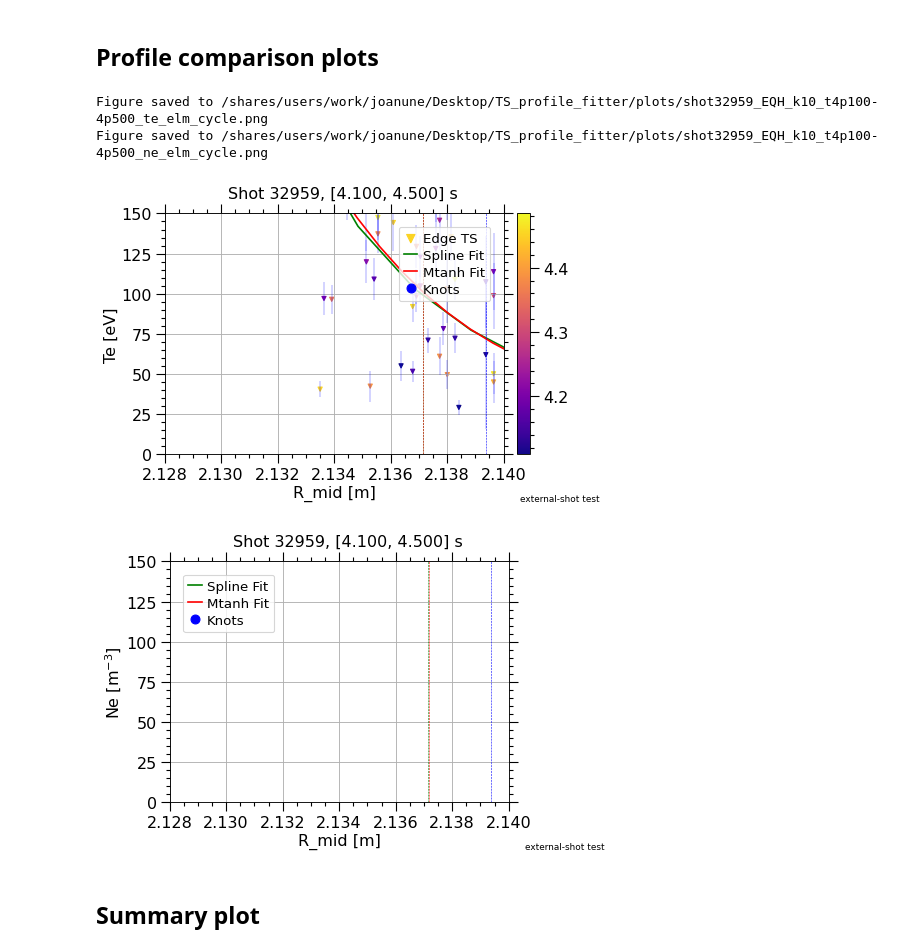
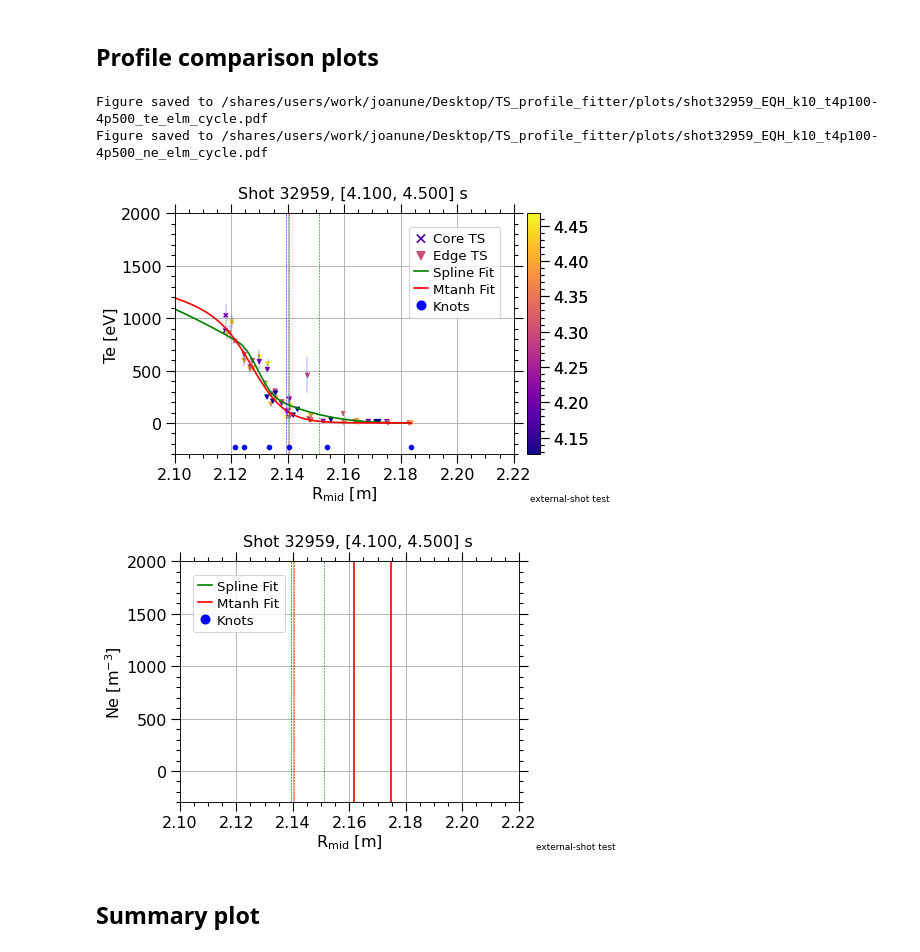
Before and after one commit to Joao-Pedro-Marques-Nunes/TS-profile-fitter, a Jupyter notebook: notebooks/davide_shot_workflow.ipynb, the cells around one changed output. Saved outputs shown, nothing was run; the diff lists cells and outputs as text; code cells hidden in the pictures.

```diff
--- a/notebooks/davide_shot_workflow.ipynb
+++ b/notebooks/davide_shot_workflow.ipynb
@@ -42,8 +45,8 @@ diagnostic = 'VTA'
 mapping_method = 'ipfnpytools'
 r_edge_offset = 0.008
 use_elm_filter = True
-elm_cycle_start_fraction = 0
-elm_cycle_end_fraction = 1
+elm_cycle_start_fraction = 0.75
+elm_cycle_end_fraction = 0.95
 output_directory = project_root / 'plots'
 save_figures = True
 show_figures = True
@@ -89,8 +92,8 @@ outlier_config = {
     },
 }
 mtanh_config = {'Te': {'deg_tail':1 , 'deg_top': 3,
-                        'fix_a_tail': None, 'fix_w' : None, 'fix_x0': None, 'y_scale': 1e3},
-                 'Ne': {'deg_tail': 2, 'deg_top': 3, 'y_scale': 1e19}}
+                        'fix_a_tail': 0, 'fix_w' : None, 'fix_x0': None, 'y_scale': 1e3},
+                 'Ne': {'deg_tail': 1, 'deg_top': 3, 'y_scale': 1e19}}
 
 cold_dense_config = {
     'enabled': False,
@@ -127,7 +130,7 @@ combined_error_sweep = {
     'fixed_50eV_rel_10pct': {'fixed_error': 50.0, 'relative_error': 0.10},
 }
 spline_config = {
-    'method': 'ipfn_spline',
+    'method': 'ondrej',
     'knot_strategy': 'balanced_quantile',
     'knot_count_shift': 0,
     'dR_fine': 0.002,
@@ -136,7 +139,7 @@ spline_config = {
     'ne_scale': 1.0e+19,
     'Te_scale': 1.0e+3,
     'max_step_scale': 3,
-    'use_errors': True,
+    'use_errors': False,
     's_factor': 1.0,
     'mono': 'decreasing',
     'maxiter': 400,
@@ -144,7 +147,7 @@ spline_config = {
 # %%
 # Alternative preprocessing configuration from configs/pipeline_config.yaml.
 # Set use_good_yaml_config=False to use the original configuration above.
-use_good_yaml_config = True
+use_good_yaml_config = False
 
 from ts_profile_fitter.preprocess import (
     apply_cold_dense_edge_filters,
@@ -546,31 +534,31 @@ B_pol_analytic: 0.2859018873268129, B_pol_out: 0.4345673339060264, B_tor_out: -1
 # %% [markdown]
 ## Profile comparison plots
 # %%
-from matplotlib.pyplot import plot
+import matplotlib.pyplot as plt
 
 
 use_base_style()
 core = mapped[mapped['system'] == 'core']
 edge = mapped[mapped['system'] == 'edge']
 for quantity, mtanh_result_fit, y_label in [('Te', mtanh_te, 'Te [eV]'), ('Ne', mtanh_ne, 'Ne [m$^{-3}$]')]:
     fig, ax = plot_profile_comparison(
         core['r_midplane'], edge['r_midplane'], core[quantity], edge[quantity],
         core[f'{quantity}_err'], edge[f'{quantity}_err'], ds_out, quantity,
         mtanh_popt=mtanh_result_fit[0], knot_pos=knots,
         time_c=core['time'], time_e=edge['time'],
         Rsep_eqh=eqh_result['Rsep_eqh'], Rsep_spline=spline_result['Rsep'],
         Rsep_mtanh=mtanh_result['Rsep'], nshot=shot_id, interval=interval,
         directory=str(output_directory), fig_name=make_fig_name(shot_id, equilibrium_name, len(knots), interval, f'{quantity.lower()}_elm_cycle'),
         y_labels=y_label, save_fig=save_figures, show=False, close=False,
-        y_maxs=150, x_mins= 2.128, x_maxs = 2.14, y_mins=0
+        y_maxs=2000, x_mins= 2.10, x_maxs = 2.22, y_mins=-300
     )
 ax.legend(loc='upper left')
 plt.show()
 # %% [output]
-Figure saved to /shares/users/work/joanune/Desktop/TS_profile_fitter/plots/shot32959_EQH_k10_t4p100-4p500_te_elm_cycle.png
-Figure saved to /shares/users/work/joanune/Desktop/TS_profile_fitter/plots/shot32959_EQH_k10_t4p100-4p500_ne_elm_cycle.png
+Figure saved to /shares/users/work/joanune/Desktop/TS_profile_fitter/plots/shot32959_EQH_k10_t4p100-4p500_te_elm_cycle.pdf
+Figure saved to /shares/users/work/joanune/Desktop/TS_profile_fitter/plots/shot32959_EQH_k10_t4p100-4p500_ne_elm_cycle.pdf
-[figure, old version]
+[figure, new version]
-[figure, old version]
+[figure, new version]
 # %% [markdown]
 ## Summary plot
 # %%
```
Also changed, not shown: parts of 11 cells of this notebook, 5 other files.
